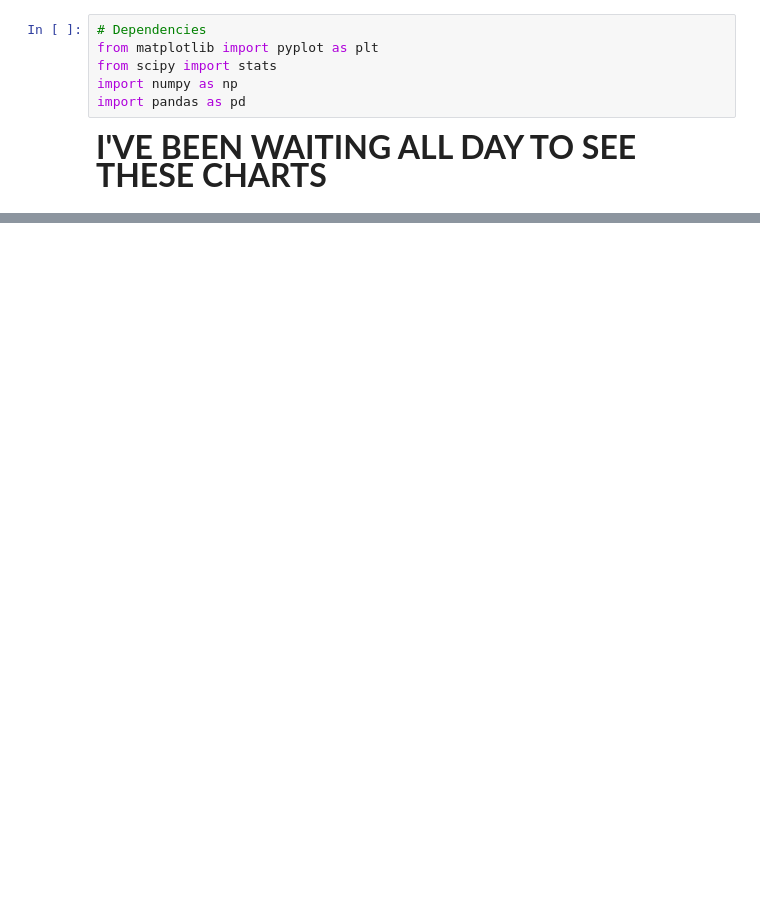
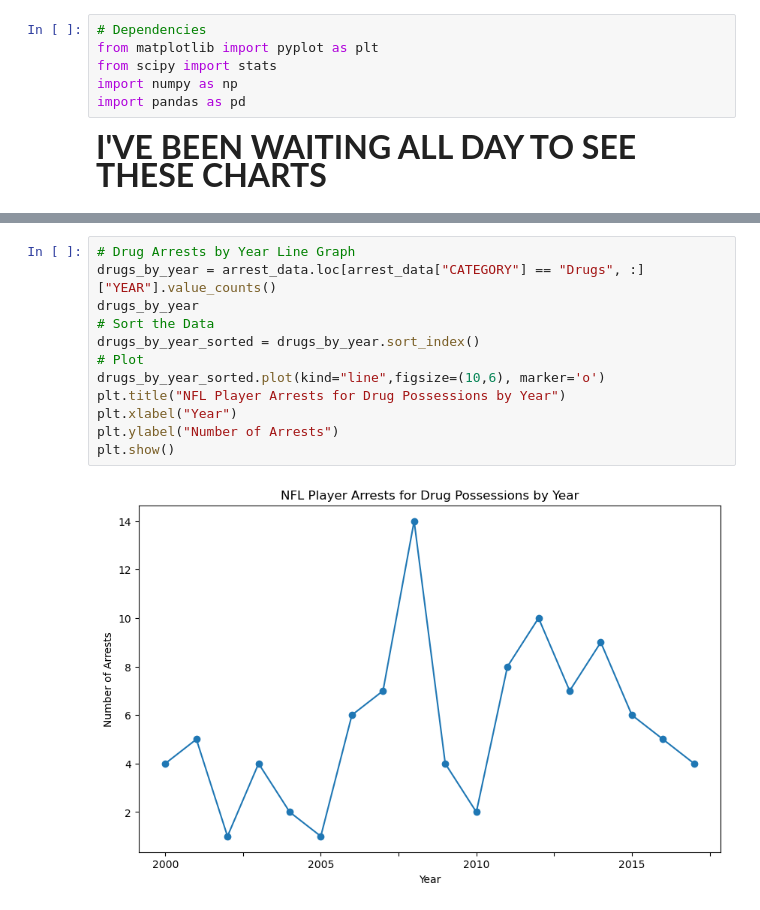
Before and after one commit to jystyn/nfl_arrest_analysis, a Jupyter notebook: 01_charts.ipynb, the cells around one changed output, grey strips where cells are left out. Saved outputs shown, nothing was run; the diff lists cells and outputs as text; blank space fills up the shorter version.

```diff
--- a/01_charts.ipynb
+++ b/01_charts.ipynb
@@ -25,0 +71,14 @@ arrest_data.head()
+# %%
+# Drug Arrests by Year Line Graph
+drugs_by_year = arrest_data.loc[arrest_data["CATEGORY"] == "Drugs", :]["YEAR"].value_counts()
+drugs_by_year
+# Sort the Data
+drugs_by_year_sorted = drugs_by_year.sort_index()
+# Plot
+drugs_by_year_sorted.plot(kind="line",figsize=(10,6), marker='o')
+plt.title("NFL Player Arrests for Drug Possessions by Year")
+plt.xlabel("Year")
+plt.ylabel("Number of Arrests")
+plt.show()
+# %% [output]
+[figure, added]
```
Also changed, not shown: parts of 5 cells of this notebook, 1 other file.
